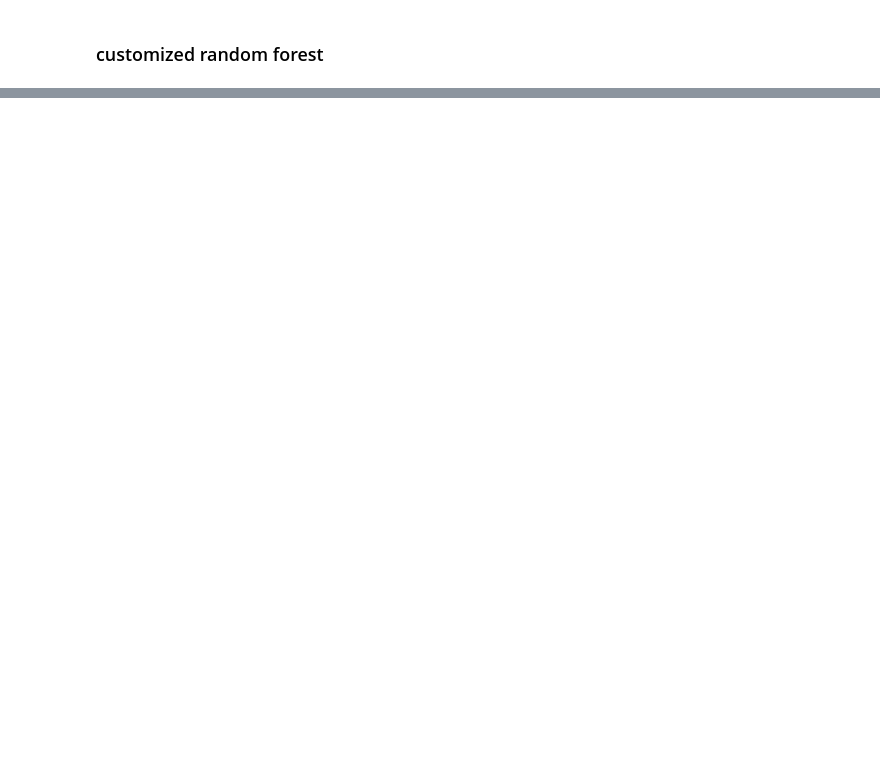
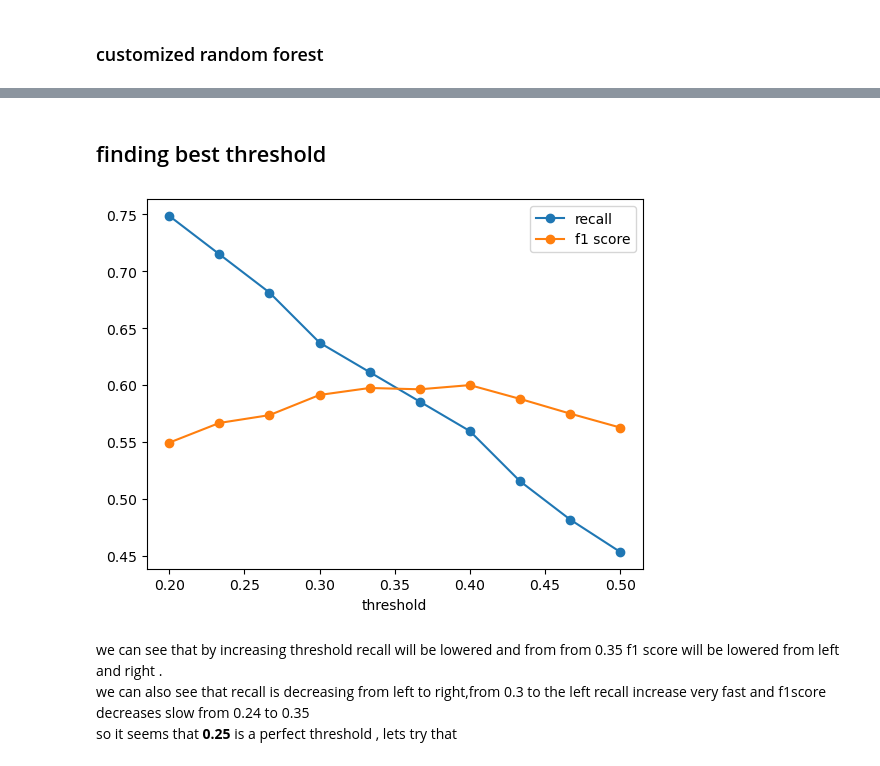
Before and after one commit to aliasghar892/bank-customer-churn-prediction, a Jupyter notebook: Bank Customer Churn Prediction.ipynb, the cells around one changed output, grey strips where cells are left out. Cells and saved outputs as stored; diff of their text form; code cells hidden in the pictures; blank space fills up the shorter version.

```diff
--- a/Bank Customer Churn Prediction.ipynb
+++ b/Bank Customer Churn Prediction.ipynb
@@ -304,0 +303,27 @@ best f1 score 0.557839808789891
+# %% [markdown]
+## finding best threshold
+# %%
+from sklearn.metrics import recall_score
+
+X_train2,X_eval,y_train2,y_eval = train_test_split(X_train,Y_train,random_state=0)
+
+recalls = []
+f1scores = []
+for thres in thresRange: # 10 models will be trained
+    temp_crf = CRF(thres)
+    temp_crf.fit(X_train2,y_train2)
+    recalls.append(recall_score(y_eval,temp_crf.predict(X_eval)))
+    f1scores.append(f1_score(y_eval,temp_crf.predict(X_eval)))
+
+plt.plot(thresRange,recalls,marker="o",label="recall")
+plt.plot(thresRange,f1scores,marker="o",label="f1 score")
+
+plt.legend()
+plt.xlabel("threshold")
+plt.show()
+# %% [output]
+[figure, added]
+# %% [markdown]
+we can see that by increasing threshold recall will be lowered and from from 0.35 f1 score will be lowered from left and right .<br>
+we can also see that recall is decreasing from left to right,from 0.3 to the left recall increase very fast and f1score decreases slow from 0.24 to 0.35<br>
+so it seems that **0.25** is a perfect threshold , lets try that
```
Also changed, not shown: parts of 27 cells of this notebook, 1 other file.
